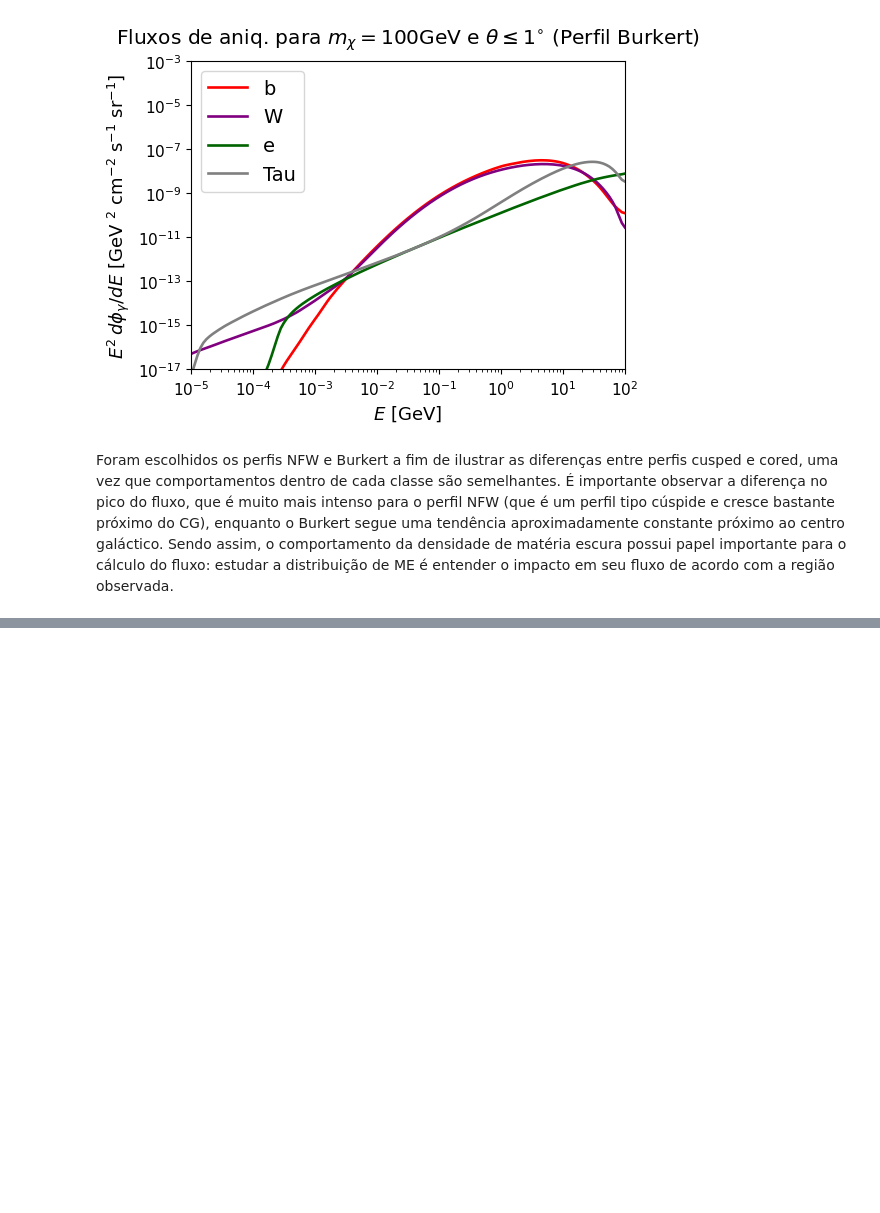
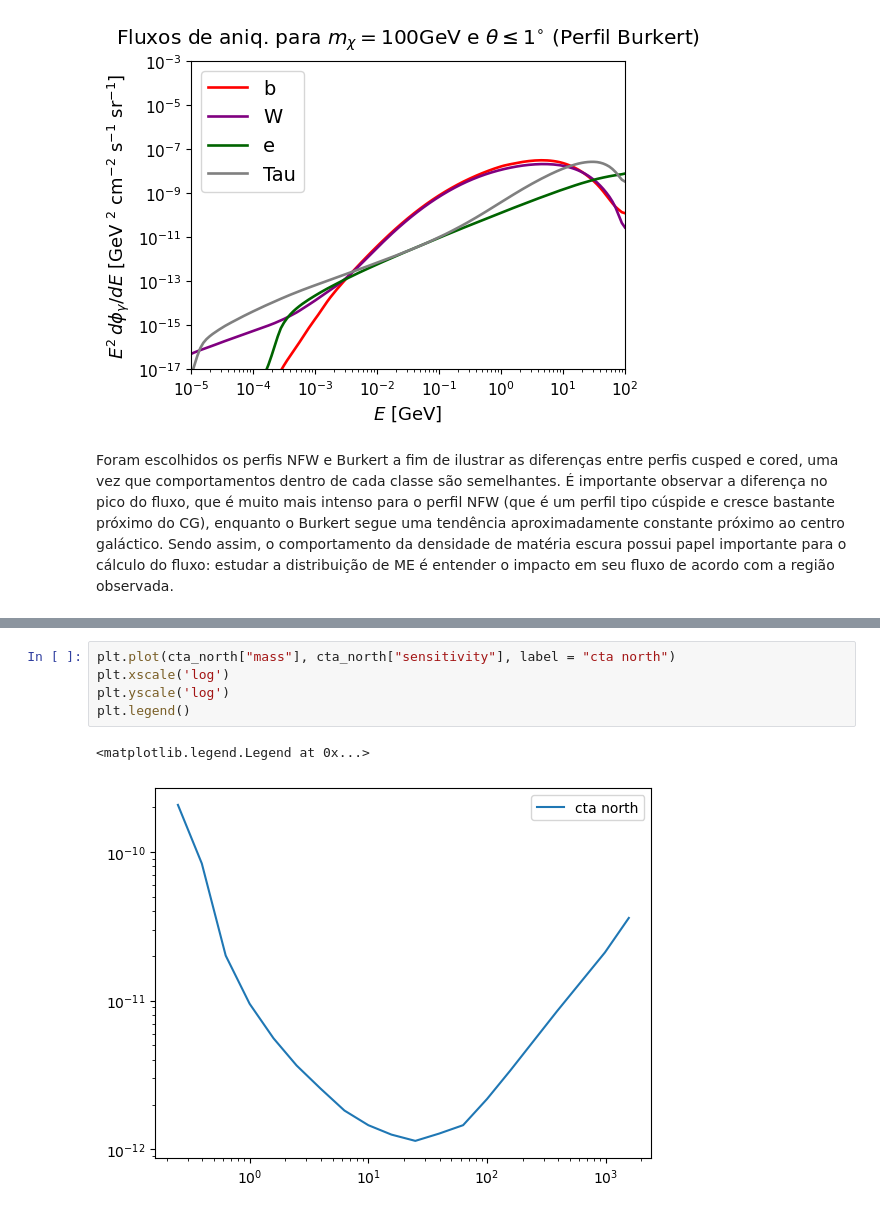
Before and after one commit to lrochacastro/Perfis-da-Materia-Escura, a Jupyter notebook: Perfis de Matéria Escura - Otimizado.ipynb, the cells around one changed output, grey strips where cells are left out. Cells and saved outputs as stored; diff of their text form; blank space fills up the shorter version.

```diff
--- a/Perfis de Matéria Escura - Otimizado.ipynb
+++ b/Perfis de Matéria Escura - Otimizado.ipynb
@@ -871,0 +936,8 @@ Foram escolhidos os perfis NFW e Burkert a fim de ilustrar as diferenças entre
+# %%
+plt.plot(cta_north["mass"], cta_north["sensitivity"], label = "cta north")
+plt.xscale('log')
+plt.yscale('log')
+plt.legend()
+# %% [output]
+<matplotlib.legend.Legend at 0x...>
+[figure, added]
```
Also changed, not shown: parts of 5 cells of this notebook, 11 other files.
